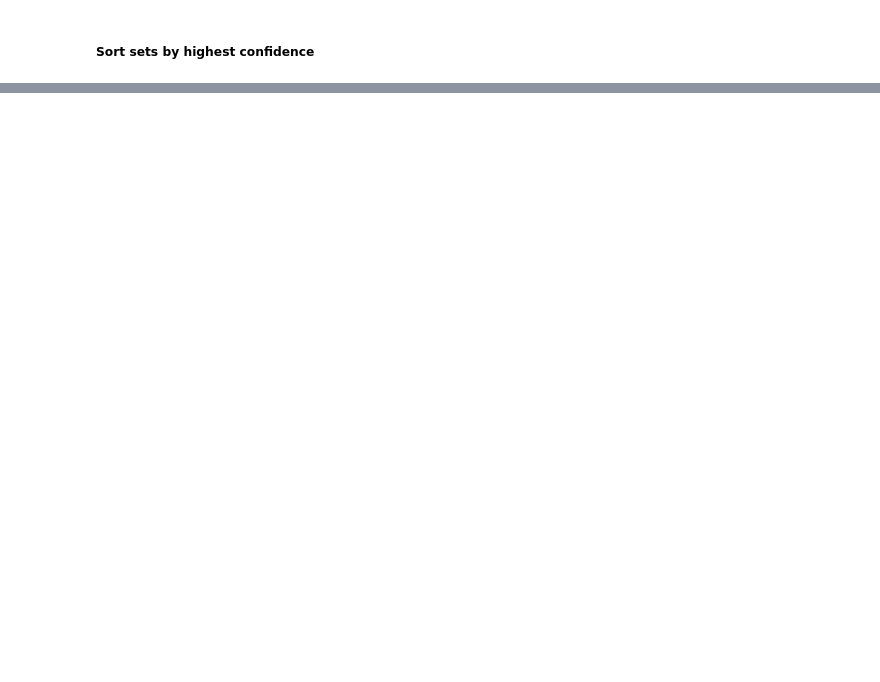
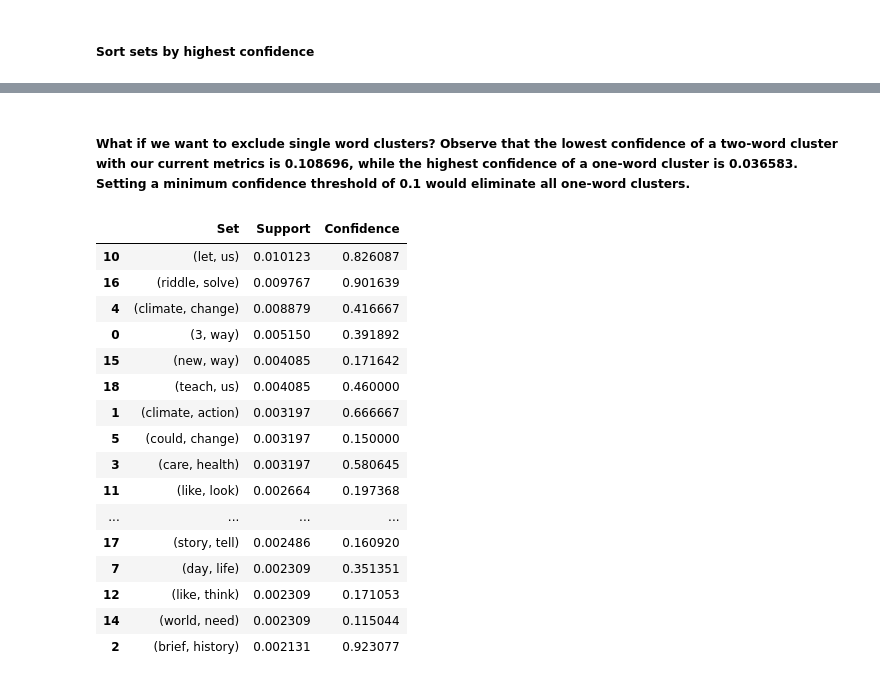
Before and after one commit to kwonionsoup/TedTalk-Popularity-Prediction, a Jupyter notebook: association_mining/association_rule_mining.ipynb, the cells around one changed output, grey strips where cells are left out. Cells and saved outputs as stored; diff of their text form; code cells hidden in the pictures; blank space fills up the shorter version.

```diff
--- a/association_mining/association_rule_mining.ipynb
+++ b/association_mining/association_rule_mining.ipynb
@@ -173,3 +181,30 @@ df.sort_values(by=['Confidence'], ascending=False)
 | 8 | (design) | 0.010478 | 0.010478 |
 | 47 | (let, us) | 0.010123 | 0.010123 |
 | 11 | (global) | 0.010123 | 0.010123 |
+# %% [markdown]
+##### What if we want to exclude single word clusters? Observe that the lowest confidence of a two-word cluster with our current metrics is 0.108696, while the highest confidence of a one-word cluster is 0.036583. Setting a minimum confidence threshold of 0.1 would eliminate all one-word clusters.
+# %%
+results = list(apriori(title_tokens, min_support = sthresh, min_confidence = 0.1))
+title_rules = []
+for rule in results:
+    title_rules.append([rule.items, rule.support, rule.ordered_statistics[0].confidence])
+df = pd.DataFrame(title_rules, columns=['Set', 'Support', 'Confidence'])
+df.sort_values(by=['Support'], ascending=False)
+# %% [output]
+|  | Set | Support | Confidence |
+| 10 | (let, us) | 0.010123 | 0.826087 |
+| 16 | (riddle, solve) | 0.009767 | 0.901639 |
+| 4 | (climate, change) | 0.008879 | 0.416667 |
+| 0 | (3, way) | 0.005150 | 0.391892 |
+| 15 | (new, way) | 0.004085 | 0.171642 |
+| 18 | (teach, us) | 0.004085 | 0.460000 |
+| 1 | (climate, action) | 0.003197 | 0.666667 |
+| 5 | (could, change) | 0.003197 | 0.150000 |
+| 3 | (care, health) | 0.003197 | 0.580645 |
+| 11 | (like, look) | 0.002664 | 0.197368 |
+| ... | ... | ... | ... |
+| 17 | (story, tell) | 0.002486 | 0.160920 |
+| 7 | (day, life) | 0.002309 | 0.351351 |
+| 12 | (like, think) | 0.002309 | 0.171053 |
+| 14 | (world, need) | 0.002309 | 0.115044 |
+| 2 | (brief, history) | 0.002131 | 0.923077 |
```
Also changed, not shown: parts of 6 cells of this notebook, 2 other files.
